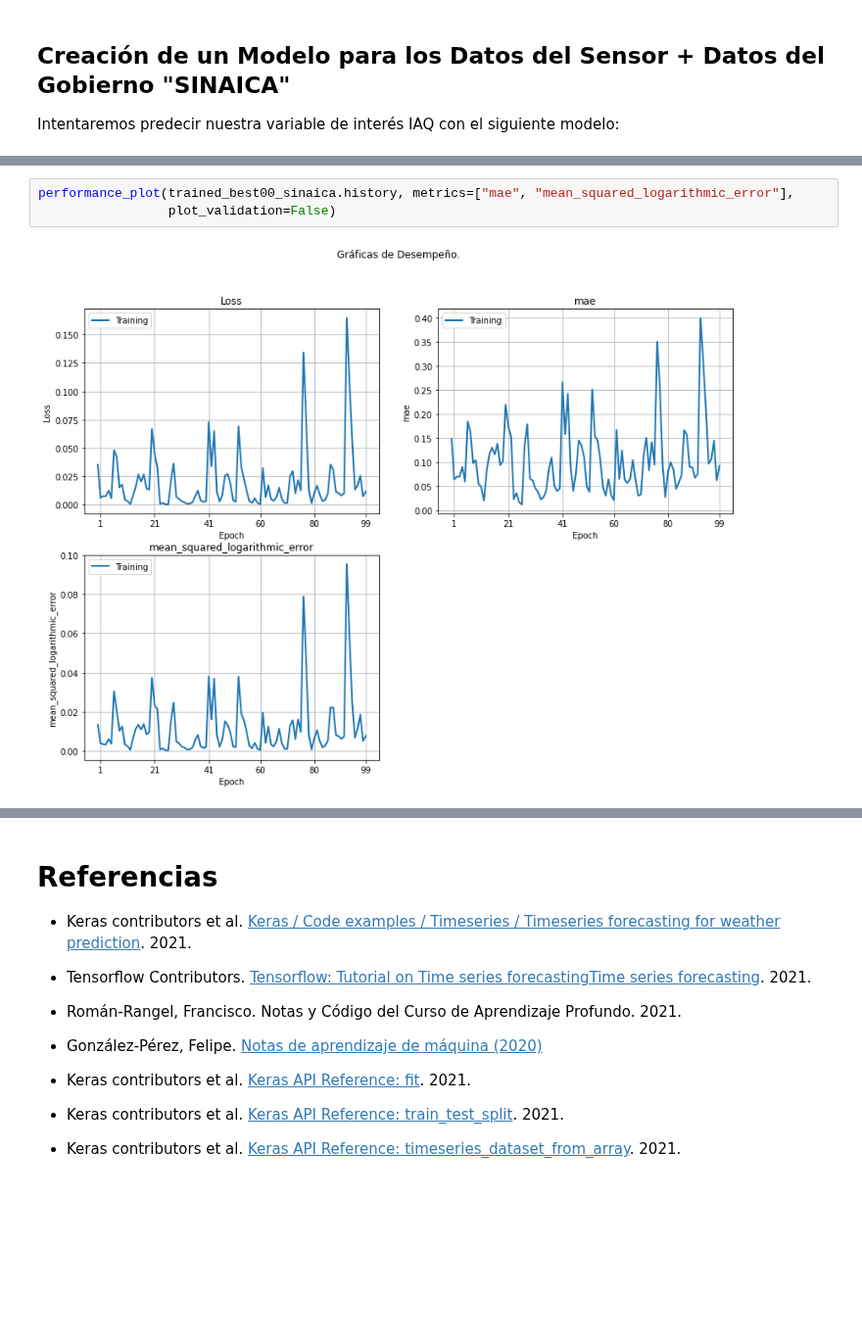
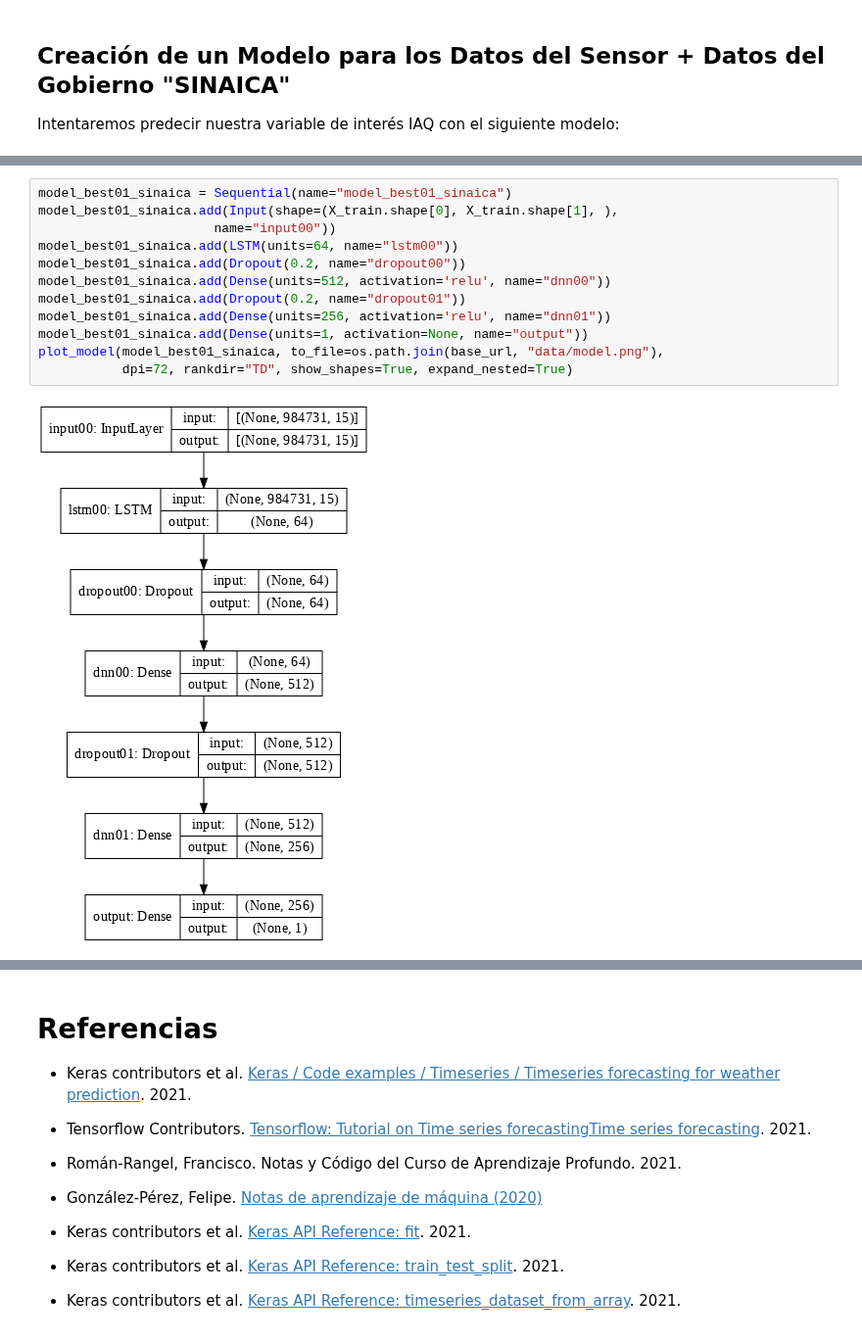
Before and after one commit to philwebsurfer/dlfinal, a Jupyter notebook: proyectofinal04_mejora_modelo.ipynb, the cells around one changed output, grey strips where cells are left out. Shown at 98% size. Cells and saved outputs as stored; diff of their text form; blank space fills up the shorter version.

```diff
--- a/proyectofinal04_mejora_modelo.ipynb
+++ b/proyectofinal04_mejora_modelo.ipynb
@@ -304,5 +287,14 @@ Tiempo de procesamiento: 416.74 segundos.
-# %%
-performance_plot(trained_best00_sinaica.history, metrics=["mae", "mean_squared_logarithmic_error"],
-                 plot_validation=False)
-# %% [output]
-[figure, removed]
+# %%
+model_best01_sinaica = Sequential(name="model_best01_sinaica")
+model_best01_sinaica.add(Input(shape=(X_train.shape[0], X_train.shape[1], ),
+                       name="input00"))
+model_best01_sinaica.add(LSTM(units=64, name="lstm00"))
+model_best01_sinaica.add(Dropout(0.2, name="dropout00"))
+model_best01_sinaica.add(Dense(units=512, activation='relu', name="dnn00"))
+model_best01_sinaica.add(Dropout(0.2, name="dropout01"))
+model_best01_sinaica.add(Dense(units=256, activation='relu', name="dnn01"))
+model_best01_sinaica.add(Dense(units=1, activation=None, name="output"))
+plot_model(model_best01_sinaica, to_file=os.path.join(base_url, "data/model.png"),
+           dpi=72, rankdir="TD", show_shapes=True, expand_nested=True)
+# %% [output]
+[figure, added]
```
Also changed, not shown: parts of 8 cells of this notebook.
